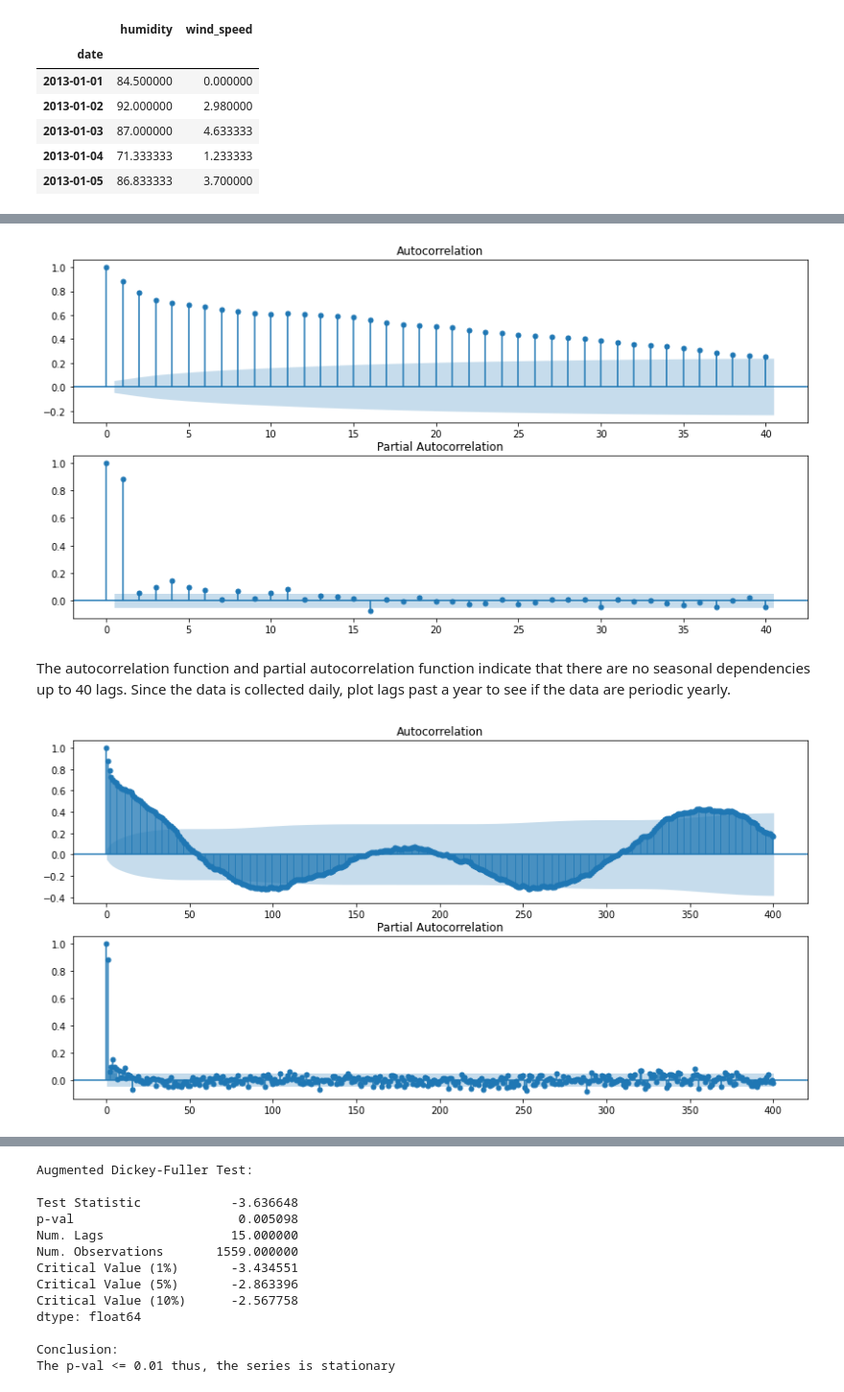
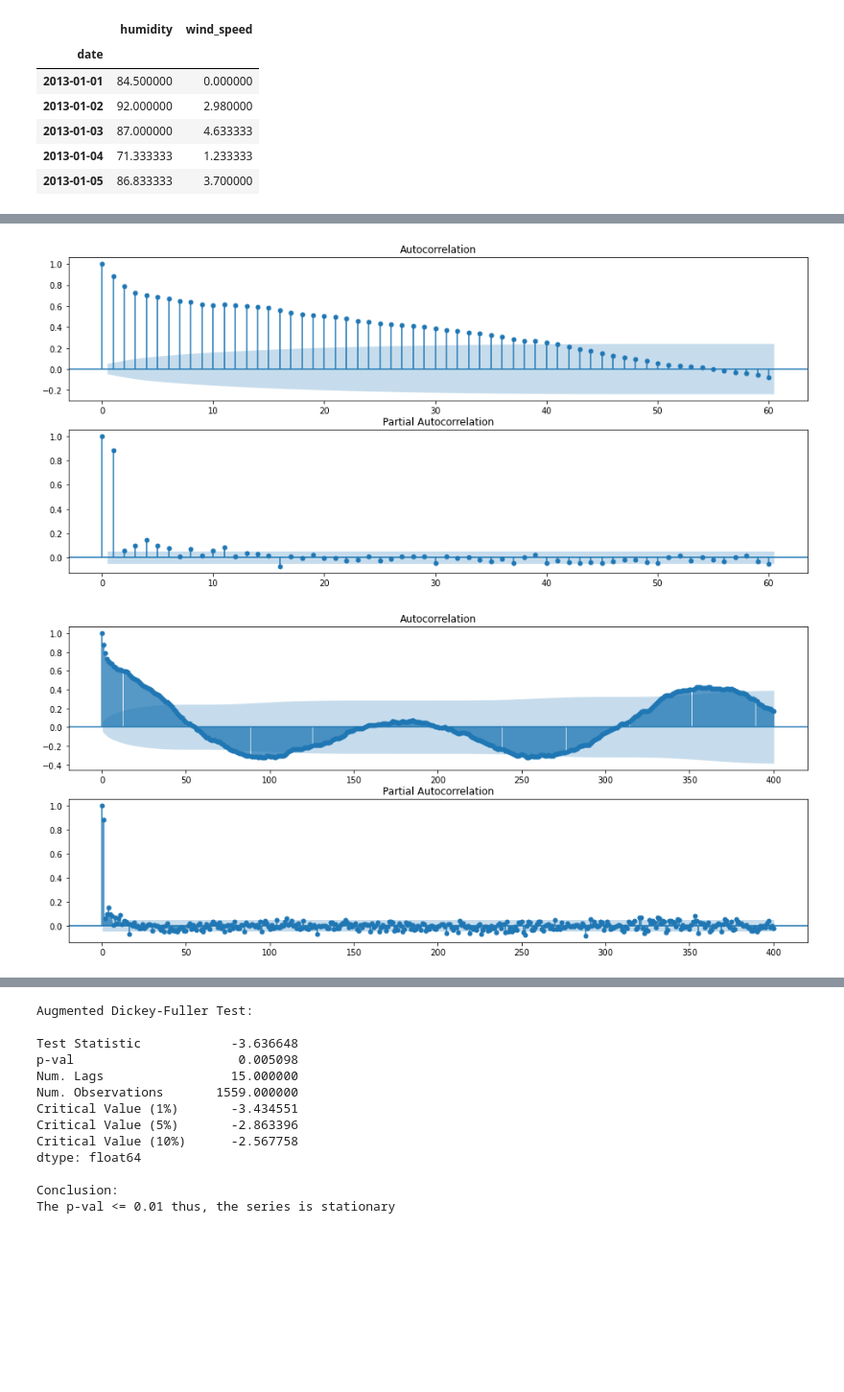
Before and after one commit to jgadbois17/Neural_Network_Versatility_Performance, a Jupyter notebook: notebooks/Time Series Forecasting.ipynb, the cells around one changed output, grey strips where cells are left out. Shown at 96% size. Drawn from its saved outputs; the diff is of its cells as text; code cells hidden in the pictures; blank space fills up the shorter version.

```diff
--- a/notebooks/Time Series Forecasting.ipynb
+++ b/notebooks/Time Series Forecasting.ipynb
@@ -53,13 +53,6 @@ from dspML.evaluation import ForecastEval
 # %%
-# data paths
-path_train = '../dspML/datasets/daily_climate/DailyDelhiClimateTrain.csv'
-path_test = '../dspML/datasets/daily_climate/DailyDelhiClimateTest.csv'
-
-# load full dataset
-df = pd.read_csv(path_train)
-df = df.append(pd.read_csv(path_test))
-df['date'] = pd.to_datetime(df['date'], yearfirst=True)
-df.set_index('date', inplace=True)
+# load data
+df = data.Climate.full()
 df.drop(['meantemp', 'meanpressure'], axis=1, inplace=True)
 print('Data Dimensions: ', df.shape)
 df.head()
@@ -111,12 +128,14 @@ plot.signal_pd(y, title='Daily Humidity Time Series Signal')
 # %%
-# plot ACF/PACF
-plot.p_acf(y, lags=40)
+# plot ACF/PACF for 60 lags
+plot.p_acf(
+    y, lags=60, figsize=(16, 7)
+)
 # %% [output]
-[figure, old version]
+[figure, new version]
-# %% [markdown]
-The autocorrelation function and partial autocorrelation function indicate that there are no seasonal dependencies up to 40 lags. Since the data is collected daily, plot lags past a year to see if the data are periodic yearly.
 # %%
-# plot ACF/PACF
-plot.p_acf(y, lags=400)
+# plot ACF/PACF for 400 lags
+plot.p_acf(
+    y, lags=400, figsize=(16, 7)
+)
 # %% [output]
-[figure, old version]
+[figure, new version]
```
Also changed, not shown: parts of 110 cells of this notebook, 18 other files.
